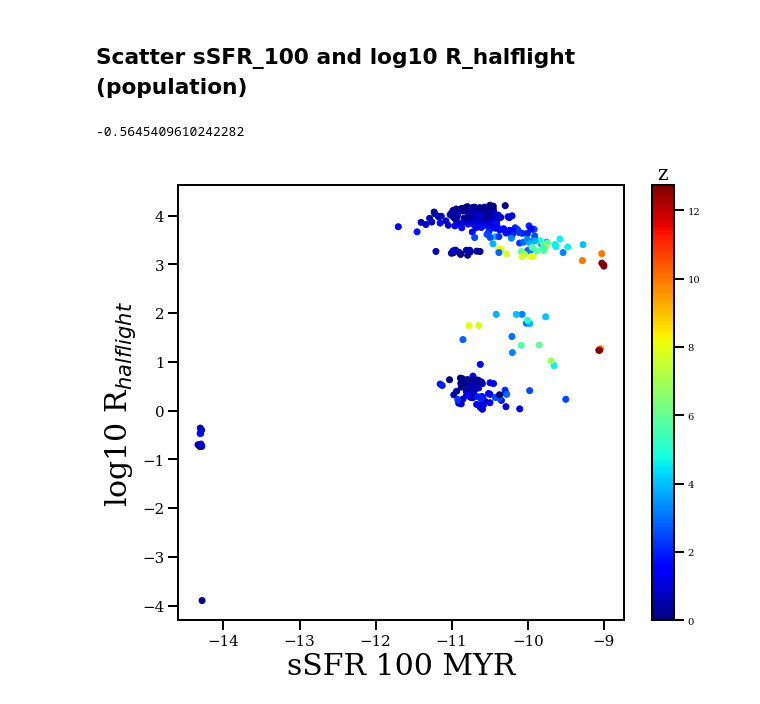
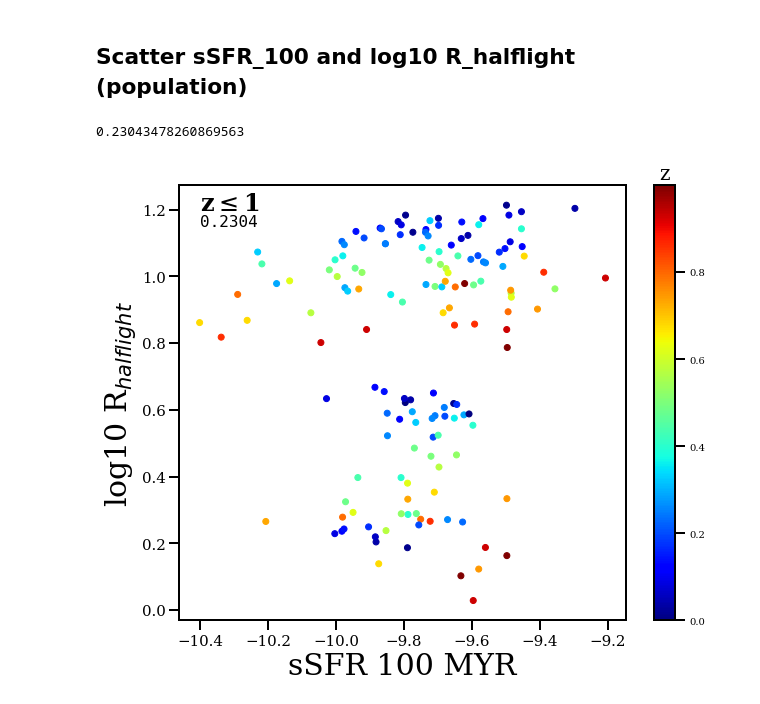
Before and after one commit to JosephWick/H1-merian, a Jupyter notebook: notebooks/BreathingPlots.ipynb, the cells around one changed output. Drawn from its saved outputs; the diff is of its cells as text; code cells hidden in the pictures.

```diff
--- a/notebooks/BreathingPlots.ipynb
+++ b/notebooks/BreathingPlots.ipynb
@@ -173,15 +173,15 @@ Text(0.5, 0, 'Lookback Time [Gyr]')
 ## Scatter sSFR_100 and log10 R_halflight (per galaxy)
 Can make one of these for each galaxy and determine a correrlation coefficient
 # %%
-gal = cdmgals[2]
-zmax = 14
+gal = cdmgals[9]
+zmax = 10
 ymin = -1
 
 data = pd.read_csv(datapath+'r'+str(gal)+'_qtys.txt')
 
 fig = plt.figure(figsize=(10,8), facecolor='w')
 
-x = np.log10(data['sSFR_100'][data['z'] <= zmax]/10e8)
+x = data['sSFR_100'][data['z'] <= zmax]
 y = np.log10(data['R_halflight'][data['z'] <= zmax])
 c = data['z'][data['z'] <= zmax]
 
@@ -198,8 +198,8 @@ plt.tick_params(axis='both', which='major', labelsize=15)
 plt.xlabel('sSFR 100 MYR', fontsize=30)
 plt.ylabel(r'log10 R$_{halflight}$', fontsize=30)
 
-plt.text(s='r'+str(gal), x=min(x[x>-20]), y=max(y)-0.01, fontsize=24, weight='bold')
-plt.text(s=str(rs)[:6], x=min(x[x>-20]), y=max(y)-0.11, fontsize=16, fontfamily='monospace')
+plt.text(s='r'+str(gal), x=min(x[x>-20]-0.03), y=max(y)-0.01, fontsize=24, weight='bold')
+plt.text(s=str(rs)[:6], x=min(x[x>-20]-0.03), y=max(y)-0.05, fontsize=16, fontfamily='monospace')
 
 #plt.ylim([3,4.5])
 #plt.xlim([0.0,0.4])
@@ -213,10 +213,10 @@ plt.savefig('../figures/breathingPerGal/r'+str(gal)+'.png')
 # %% [markdown]
 ## Scatter sSFR_100 and log10 R_halflight (population)
 # %%
-zmax = 15
+zmax = 1
 
-ymin = -10
-ymax = 100
+ymin = -0.1
+ymax = 2.5
 
 fig = plt.figure(figsize=(10,8), facecolor='w')
 xall = []
@@ -228,7 +228,7 @@ for idx,gal in enumerate(cdmgals):
 
     data = pd.read_csv(datapath+'r'+str(gal)+'_qtys.txt')
 
-    x = np.log10(data['sSFR_100'][data['z'] <= zmax]/10e8).to_numpy()
+    x = data['sSFR_100'][data['z'] <= zmax].to_numpy()
     y = np.log10(data['R_halflight'][data['z'] <= zmax]).to_numpy()
     c = data['z'][data['z'] <= zmax].to_numpy()
 
@@ -237,35 +237,35 @@ for idx,gal in enumerate(cdmgals):
     y = y[y > ymin]
 
     c = c[y < ymax]
     x = x[y < ymax]
     y = y[y < ymax]
 
     for i,_ in enumerate(x):
         xall.append(x[i])
         yall.append(y[i])
         call.append(c[i])
 
 rs = ss.spearmanr(x,y)[0]
 
 plt.scatter(xall, yall, c=call, cmap='jet')
 
 plt.tick_params(axis='both', which='major', labelsize=15)
 
 plt.xlabel('sSFR 100 MYR', fontsize=30)
 plt.ylabel(r'log10 R$_{halflight}$', fontsize=30)
 
 #plt.ylim([3,4.5])
 #plt.xlim([0.0,0.4])
 
 clb = plt.colorbar()
 clb.ax.set_title('z', fontsize=20)
 
-#plt.text(x=-11.4, y=4.2, s=r'z$\leq$'+str(zmax), fontsize=24, weight='bold')
-#plt.text(x=-11.4, y=4.17,s=str(rs)[:6], fontsize=16, fontfamily='monospace')
+plt.text(x= -10.4, y=1.2, s=r'z$\leq$'+str(zmax), fontsize=24, weight='bold')
+plt.text(x= -10.4, y=1.15,s=str(rs)[:6], fontsize=16, fontfamily='monospace')
 
-#plt.savefig()
+plt.savefig('../figures/breathingPop/z'+str(zmax)+'.png')
 
 rs
 # %% [output]
--0.5645409610242282
+0.23043478260869563
-[figure, old version]
+[figure, new version]
```
Also changed, not shown: parts of 2 cells of this notebook, 13 other files.
